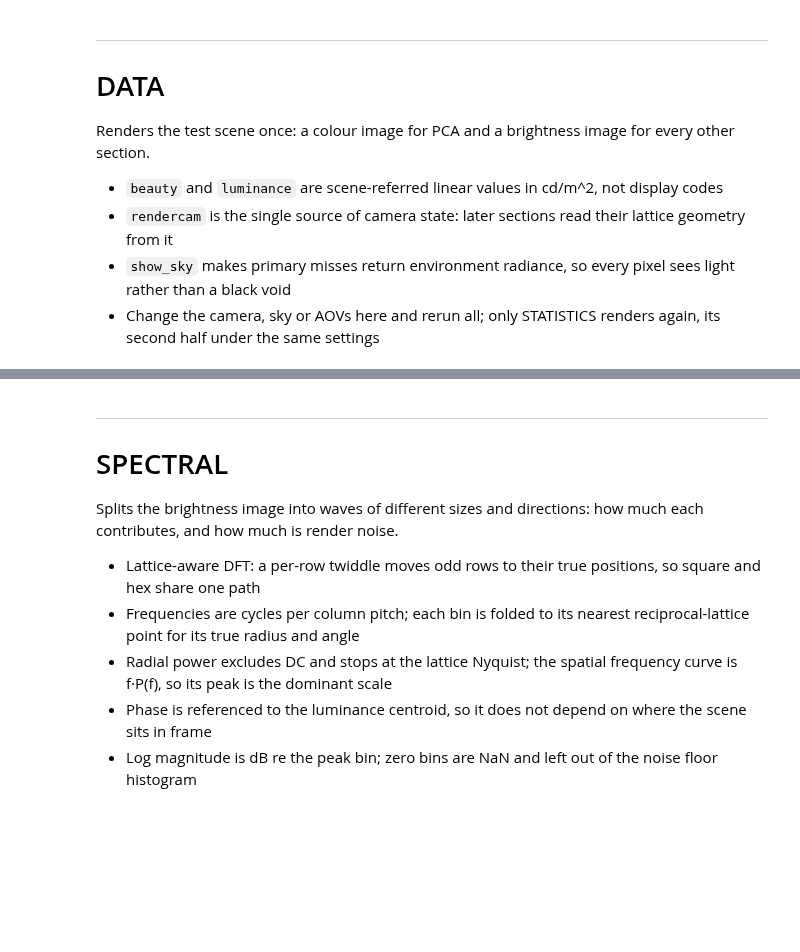
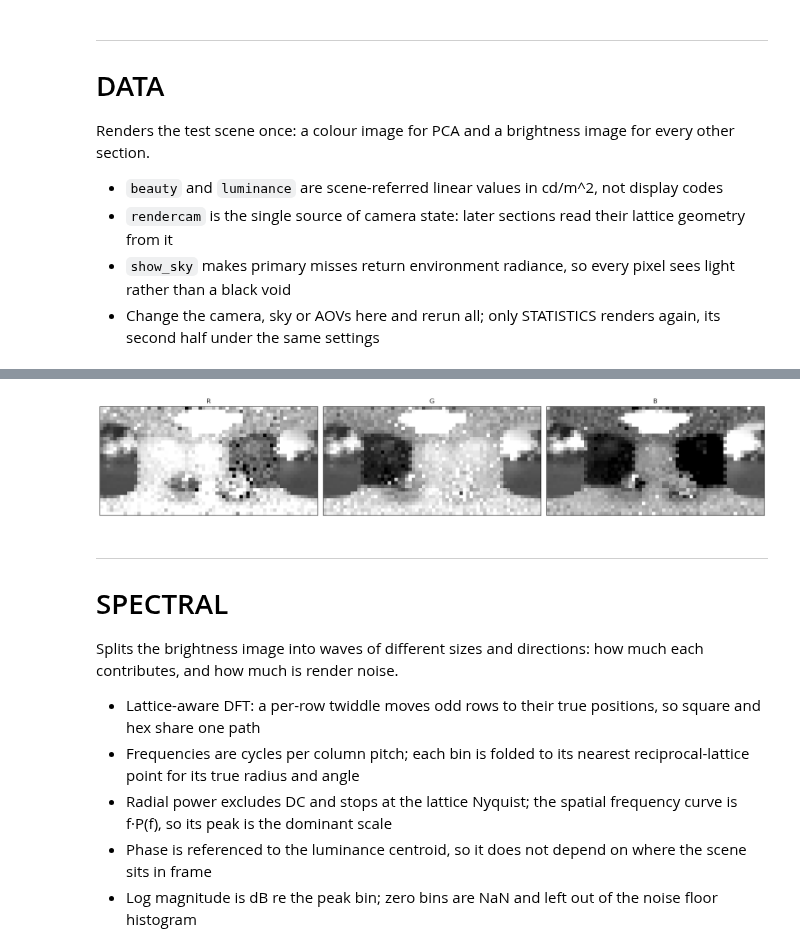
Before and after one commit to epochlab/NN, a Jupyter notebook: efficient_coding.ipynb, the cells around one changed output, grey strips where cells are left out. Drawn from its saved outputs; the diff is of its cells as text; code cells hidden in the pictures; blank space fills up the shorter version.

```diff
--- a/efficient_coding.ipynb
+++ b/efficient_coding.ipynb
@@ -25,0 +76,7 @@ frame = scene.render(camera=rendercam, aovs=("beauty", "luminance"), show_sky=sh
+# %%
+encoded = torch.from_numpy(display_encode(frame["beauty"], camera=rendercam)).to(DEVICE)
+
+_, stat = pixel_distribution(encoded)
+
+labels = ("shape", "pixels", "min", "max", "least_frequent", "most_frequent", "mean", "std", "median", "nonzero", "empty_bins", "unique_colours")
+display(pd.Series((tuple(encoded.shape), *stat), index=labels, name="beauty").to_frame())
@@ -26,3 +97,12 @@ frame = scene.render(camera=rendercam, aovs=("beauty", "luminance"), show_sky=sh
+# %%
+fig, ax = plt.subplots(1, 3, figsize=[18, 5])
+for c, name in enumerate(("R", "G", "B")):
+    ax[c].imshow(host(encoded[..., c]), cmap="gray")
+    ax[c].set_title(name)
+    ax[c].set_xticks([]), ax[c].set_yticks([])
+plt.tight_layout()
+# %% [output]
+[figure, added]
 # %% [markdown]
 ---
 # SPECTRAL
```
Also changed, not shown: parts of 26 cells of this notebook, 2 other files.
